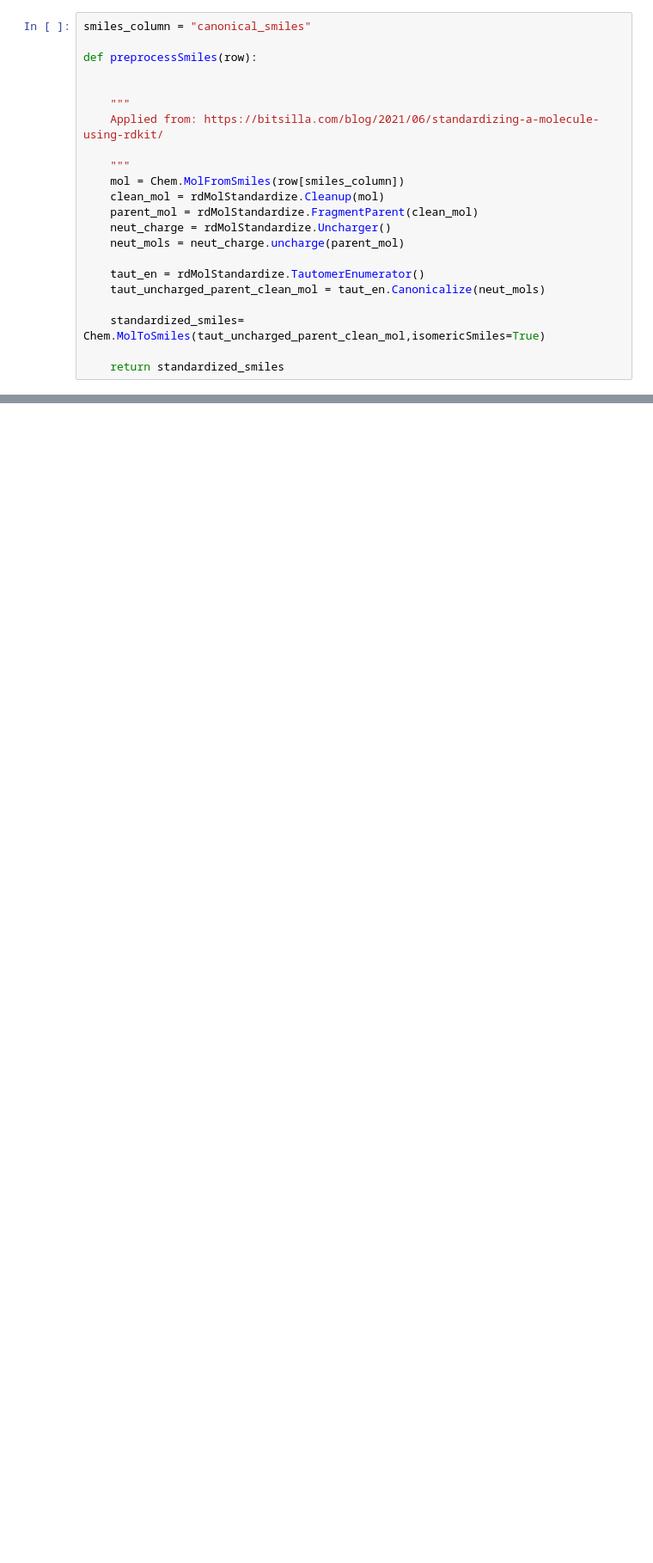
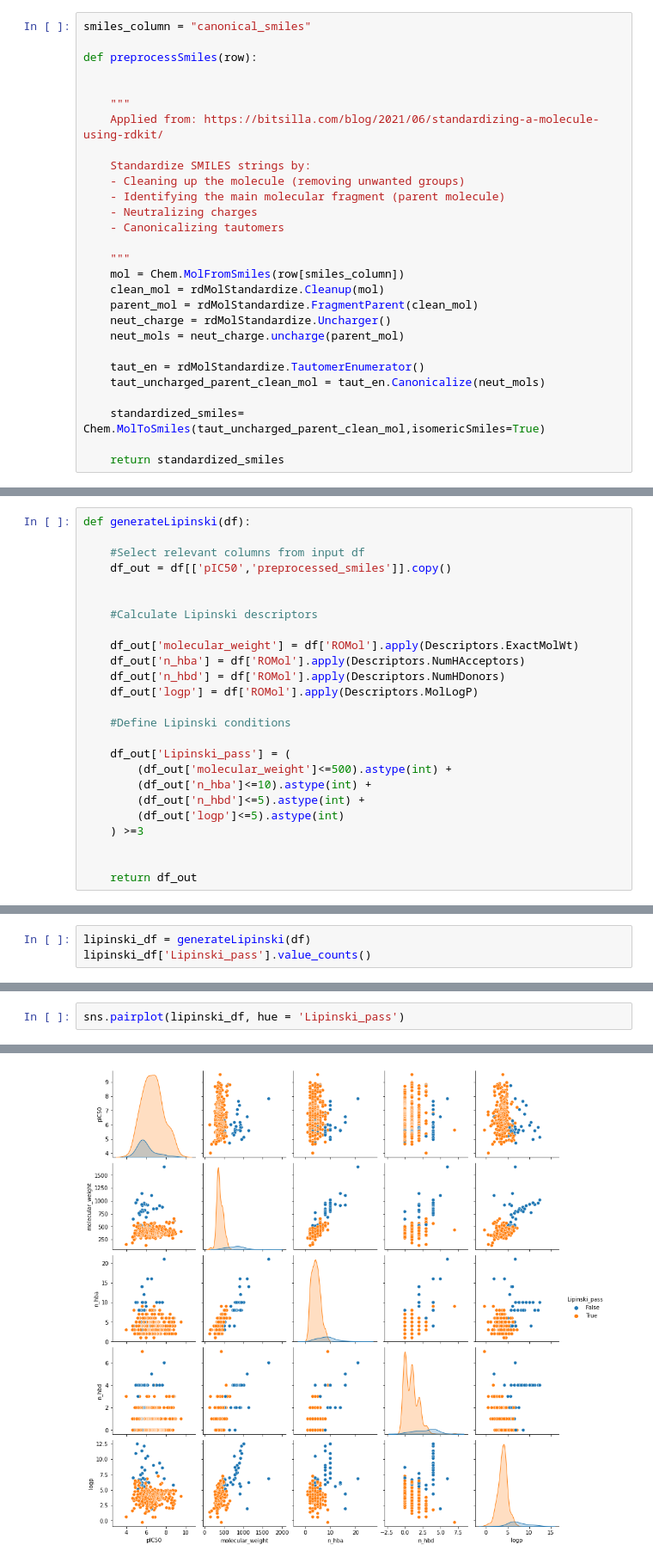
Before and after one commit to abbadonaz/Cheminformatics, a Jupyter notebook: SMILESPreprocessing/MolecularProperties.ipynb, the cells around one changed output, grey strips where cells are left out. Shown at 86% size. Saved outputs shown, nothing was run; the diff lists cells and outputs as text; blank space fills up the shorter version.

Commit message:
Add files via upload
Commit 11.11.
Lipinski properties calculation
Comments

```diff
--- a/SMILESPreprocessing/MolecularProperties.ipynb
+++ b/SMILESPreprocessing/MolecularProperties.ipynb
@@ -66,6 +66,12 @@ def preprocessSmiles(row):
 
     """
     Applied from: https://bitsilla.com/blog/2021/06/standardizing-a-molecule-using-rdkit/
+
+    Standardize SMILES strings by:
+    - Cleaning up the molecule (removing unwanted groups)
+    - Identifying the main molecular fragment (parent molecule)
+    - Neutralizing charges
+    - Canonicalizing tautomers
 
     """
     mol = Chem.MolFromSmiles(row[smiles_column])
@@ -122,0 +118,25 @@ df.head(20)
+# %%
+def generateLipinski(df):
+
+    #Select relevant columns from input df
+    df_out = df[['pIC50','preprocessed_smiles']].copy()
+
+
+    #Calculate Lipinski descriptors
+
+    df_out['molecular_weight'] = df['ROMol'].apply(Descriptors.ExactMolWt)
+    df_out['n_hba'] = df['ROMol'].apply(Descriptors.NumHAcceptors)
+    df_out['n_hbd'] = df['ROMol'].apply(Descriptors.NumHDonors)
+    df_out['logp'] = df['ROMol'].apply(Descriptors.MolLogP)
+
+    #Define Lipinski conditions
+
+    df_out['Lipinski_pass'] = (
+        (df_out['molecular_weight']<=500).astype(int) +
+        (df_out['n_hba']<=10).astype(int) +
+        (df_out['n_hbd']<=5).astype(int) +
+        (df_out['logp']<=5).astype(int)
+    ) >=3
+
+
+    return df_out
@@ -122,0 +151,3 @@ df.head(20)
+# %%
+lipinski_df = generateLipinski(df)
+lipinski_df['Lipinski_pass'].value_counts()
@@ -122,0 +160,3 @@ df.head(20)
+# %%
+sns.pairplot(lipinski_df, hue = 'Lipinski_pass')
+# %% [output]
@@ -122,0 +164 @@ df.head(20)
+[figure, added]
```
Also changed, not shown: parts of 26 cells of this notebook, 1 other file.
